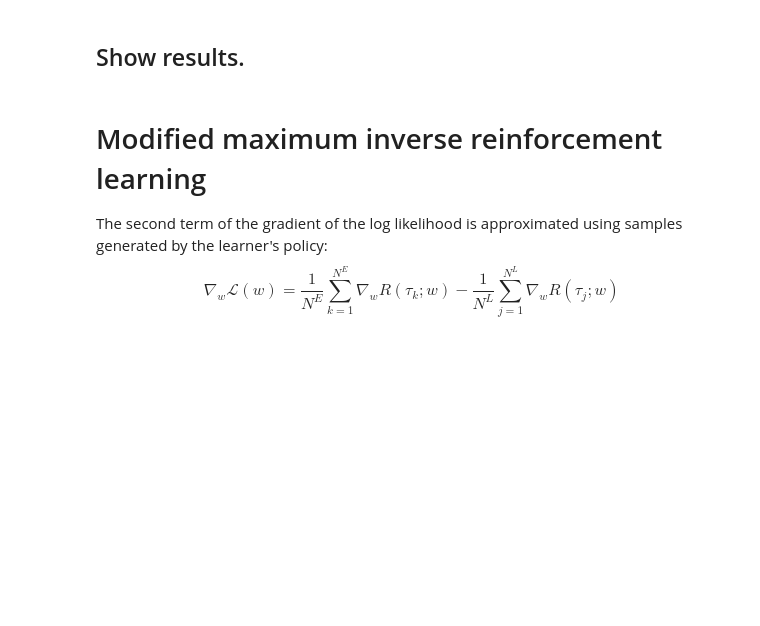
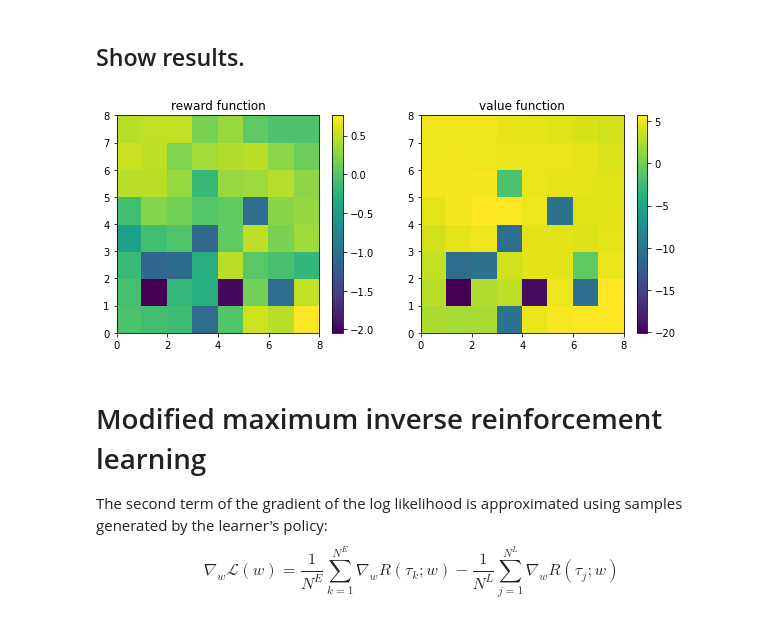
Before and after one commit to uchibe/BILT-B, a Jupyter notebook: notebooks/MaxEntIRL.ipynb, the cells around one changed output. Cells and saved outputs as stored; diff of their text form; code cells hidden in the pictures; blank space fills up the shorter version.

Commit message:
Fix the bug of sample-based maxent irl.

```diff
--- a/notebooks/MaxEntIRL.ipynb
+++ b/notebooks/MaxEntIRL.ipynb
@@ -35,15 +42,18 @@ class ValueIteration:
         self.env = env
 
 
-    def __call__(self, gamma=0.9, beta=500, epslion=1e-5):
+    def __call__(self, gamma=0.9, beta=500, reward_function=None):
         n_states = env.observation_space.n
         n_actions = env.action_space.n
         V = np.random.rand(n_states)
+        epslion = 1e-5
 
         def compute_action_value(state):
             qA = np.zeros(n_actions)
             for action in range(n_actions):
                 for prob, next_state, reward, done in self.env.P[state][action]:
+                    if reward_function is not None:
+                        reward = reward_function[state]
                     qA[action] += prob * (reward + gamma * V[next_state])
             return qA
 
@@ -58,6 +68,7 @@ class ValueIteration:
             return policy
 
         V_error = list([])
+
         while True:
             delta = 0
             for state in range(n_states):
@@ -94,13 +107,16 @@ visualize_V(V, V_error)
 # %% [markdown]
 ## Show the optimal behavior
 # %%
-state = env.reset()
+state, info = env.reset()
 done = False
 total_rewards = 0
+total_steps = 0
 while not done:
     print(env.render())
     action = np.random.multinomial(1, policy[state]).argmax()
-    state, reward, terminated, truncated, _ = env.step(action)
+    state, reward, terminated, truncated, info = env.step(action)
+    done = terminated or truncated
     total_rewards += reward
+    total_steps = total_steps + 1
 print(env.render())
-print('total rewards: %f' % (total_rewards))
+print('total rewards: %f, total_steps: %d' % (total_rewards, total_steps))
@@ -108,9 +142,9 @@ print('total rewards: %f' % (total_rewards))
 ## Collect the expert data by running the optimal policy
 The expert policy is given by the optimal policy trained with the original reward function. Then, generate a set of state-action sequences to collect the expert data $\mathcal{D}^E = \{ \tau_k \}_{k=1}^{N^E}$, $\tau_k = (s_0^k, s_1^k, \ldots, s_T^k)$.
 # %%
-def sample_trajectories(env, policy, n_steps=10, n_trajectories=100, initial_states=None):
+def sample_trajectories(env, policy, n_steps=20, n_trajectories=100, initial_states=None):
   if initial_states is None:
-    states = np.random.choice(np.arange(0, env.nS), n_trajectories)
+    states = np.random.choice(np.arange(0, env.observation_space.n), n_trajectories)
   else:
     states = initial_states
 
@@ -148,6 +190,6 @@ def compute_feature(n_features, trajectories):
 
   return phi
 
-experts_feature = compute_feature(env.nS, trajectories)
+experts_feature = compute_feature(env.observation_space.n, trajectories)
 #experts_feature = np.load('experts_feature.npy')
 print(experts_feature.reshape(4, -1))
@@ -211,15 +267,17 @@ print(V.reshape(4, 4)[::1, :])
 # %%
 def plot_results(reward_function, V):
   fig, axs = plt.subplots(1, 2, figsize=(10, 4))
-  im1 = axs[0].pcolor(reward_function.reshape(4, 4)[::-1, :])
+  im1 = axs[0].pcolor(reward_function.reshape(8, 8)[::-1, :])
   axs[0].set_title('reward function')
   fig.colorbar(im1, ax=axs[0])
-  im2 = axs[1].pcolor(V.reshape(4, 4)[::-1, :])
+  im2 = axs[1].pcolor(V.reshape(8, 8)[::-1, :])
   axs[1].set_title('value function')
   fig.colorbar(im2, ax=axs[1])
   plt.show()
 
 plot_results(reward_function, V)
+# %% [output]
+[figure, added]
 # %% [markdown]
 # Modified maximum inverse reinforcement learning
 
```
Also changed, not shown: parts of 12 cells of this notebook.
